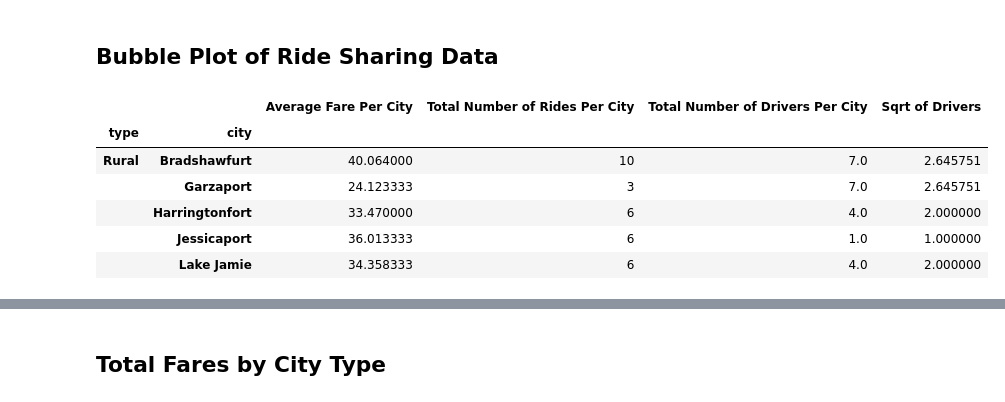
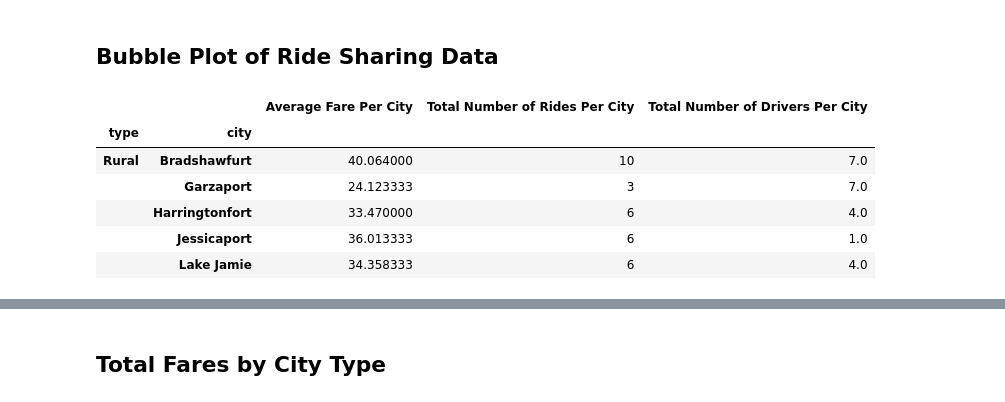
Before and after one commit to snhartje/Homework, a Jupyter notebook: 05-Matplotlib/Pyber/SHartje-05-Homework-Pyber.ipynb, the cells around one changed output, grey strips where cells are left out. Cells and saved outputs as stored; diff of their text form; code cells hidden in the pictures.

```diff
--- a/05-Matplotlib/Pyber/SHartje-05-Homework-Pyber.ipynb
+++ b/05-Matplotlib/Pyber/SHartje-05-Homework-Pyber.ipynb
@@ -32,32 +31,31 @@ pyber_df.head()
 # %%
 # Obtain the x and y coordinates for each of the three city types
 grouped_pyber_df = pyber_df.groupby(["type", "city"])
 grouped_pyber_df.count()
 
 # Average Fare ($) Per City
 Average_Fare = grouped_pyber_df["fare"].mean()
 
 # Total Number of Rides Per City
 Num_Rides = grouped_pyber_df["ride_id"].count()
 
 # Total Number of Drivers Per City
 Num_Drivers = grouped_pyber_df["driver_count"].sum()/Num_Rides
 
 # Create dataframe to easily see data as needed
 Pyber_Summary_df = pd.DataFrame(Average_Fare)
 Pyber_Summary_df["Total Number of Rides Per City"] = Num_Rides
 Pyber_Summary_df["Total Number of Drivers Per City"] = Num_Drivers
-Pyber_Summary_df["Sqrt of Drivers"] = np.sqrt(Pyber_Summary_df["Total Number of Drivers Per City"])
 Pyber_Summary_df = Pyber_Summary_df.rename(columns={'fare':'Average Fare Per City'})
 Pyber_Summary_df.head()
 # %% [output]
-|  |  | Average Fare Per City | Total Number of Rides Per City | Total Number of Drivers Per City | Sqrt of Drivers |
-| type | city |  |  |  |  |
-| Rural | Bradshawfurt | 40.064000 | 10 | 7.0 | 2.645751 |
-|  | Garzaport | 24.123333 | 3 | 7.0 | 2.645751 |
-|  | Harringtonfort | 33.470000 | 6 | 4.0 | 2.000000 |
-|  | Jessicaport | 36.013333 | 6 | 1.0 | 1.000000 |
-|  | Lake Jamie | 34.358333 | 6 | 4.0 | 2.000000 |
+|  |  | Average Fare Per City | Total Number of Rides Per City | Total Number of Drivers Per City |
+| type | city |  |  |  |
+| Rural | Bradshawfurt | 40.064000 | 10 | 7.0 |
+|  | Garzaport | 24.123333 | 3 | 7.0 |
+|  | Harringtonfort | 33.470000 | 6 | 4.0 |
+|  | Jessicaport | 36.013333 | 6 | 1.0 |
+|  | Lake Jamie | 34.358333 | 6 | 4.0 |
 # %%
 Urban_x = Num_Rides["Urban"]
 Urban_y = Average_Fare["Urban"]
```
Also changed, not shown: parts of 5 cells of this notebook, 1 other file.
